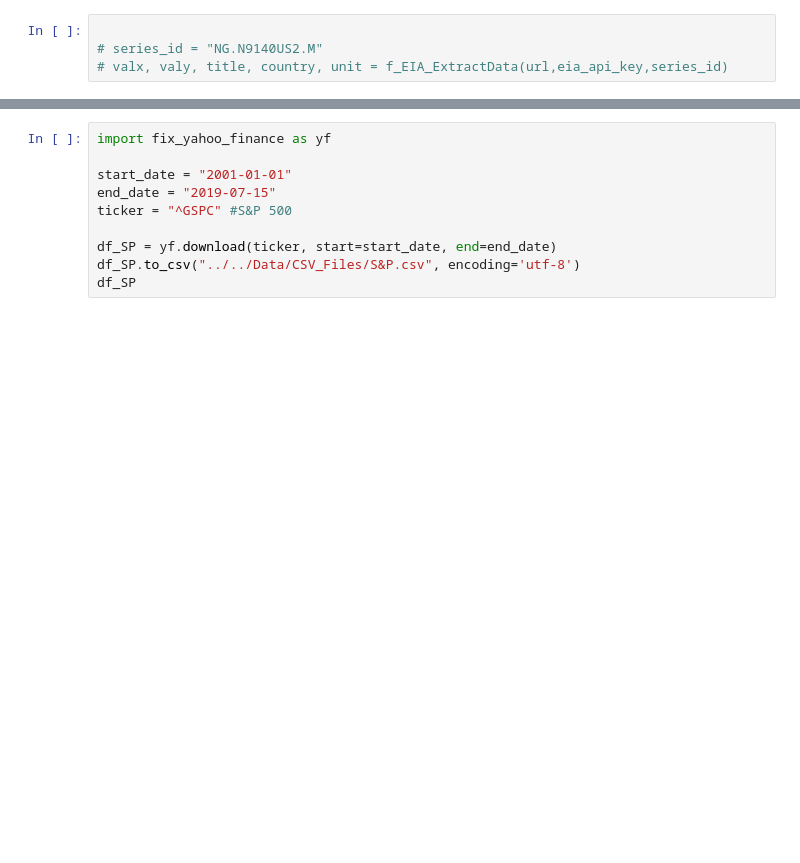
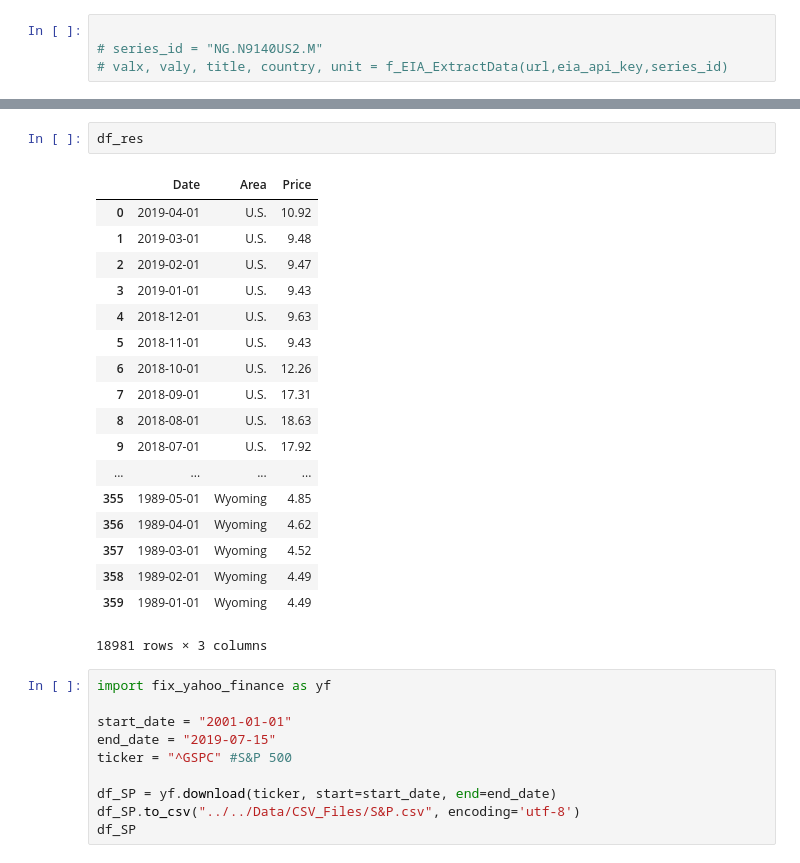
Before and after one commit to jwaliaga/NatGasDemandForcast, a Jupyter notebook: Notebooks/Wilson/CSV_Generators.ipynb, the cells around one changed output, grey strips where cells are left out. Saved outputs shown, nothing was run; the diff lists cells and outputs as text; blank space fills up the shorter version.

```diff
--- a/Notebooks/Wilson/CSV_Generators.ipynb
+++ b/Notebooks/Wilson/CSV_Generators.ipynb
@@ -178,3 +294,24 @@ df_info
+# %%
+df_res
+# %% [output]
+|  | Date | Area | Price |
+| 0 | 2019-04-01 | U.S. | 10.92 |
+| 1 | 2019-03-01 | U.S. | 9.48 |
+| 2 | 2019-02-01 | U.S. | 9.47 |
+| 3 | 2019-01-01 | U.S. | 9.43 |
+| 4 | 2018-12-01 | U.S. | 9.63 |
+| 5 | 2018-11-01 | U.S. | 9.43 |
+| 6 | 2018-10-01 | U.S. | 12.26 |
+| 7 | 2018-09-01 | U.S. | 17.31 |
+| 8 | 2018-08-01 | U.S. | 18.63 |
+| 9 | 2018-07-01 | U.S. | 17.92 |
+| ... | ... | ... | ... |
+| 355 | 1989-05-01 | Wyoming | 4.85 |
+| 356 | 1989-04-01 | Wyoming | 4.62 |
+| 357 | 1989-03-01 | Wyoming | 4.52 |
+| 358 | 1989-02-01 | Wyoming | 4.49 |
+| 359 | 1989-01-01 | Wyoming | 4.49 |
+18981 rows × 3 columns
 # %%
 import fix_yahoo_finance as yf
 
```
Also changed, not shown: parts of 6 cells of this notebook, 12 other files.
